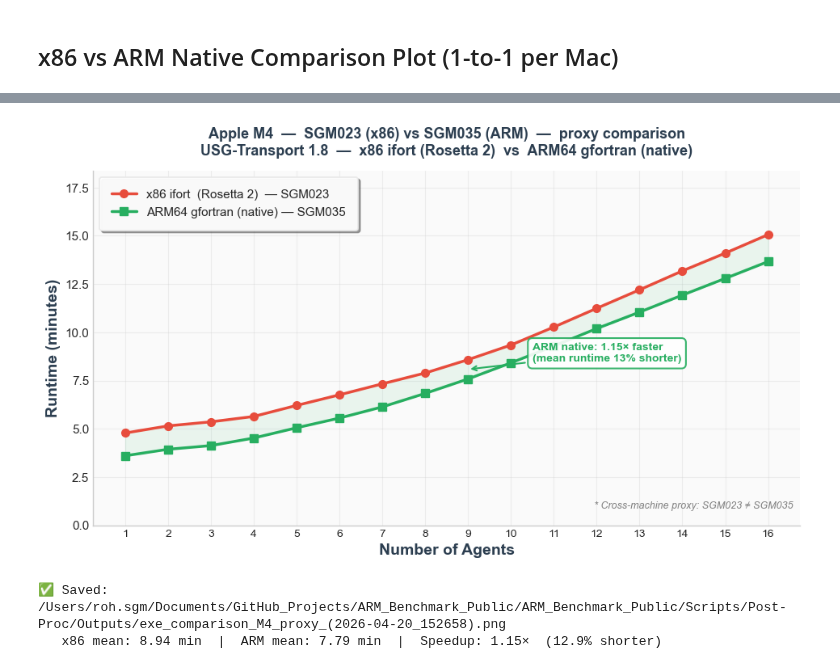
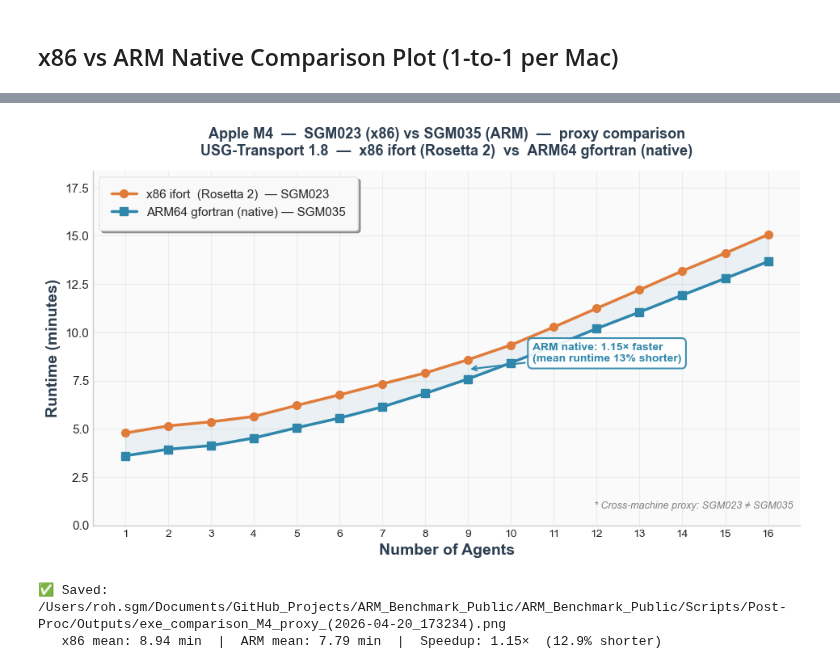
Before and after one commit to roh-sgm/ARM_Benchmark_Public, a Jupyter notebook: Scripts/Post-Proc/Runtime_Plots_1.ipynb, the cells around one changed output, grey strips where cells are left out. Saved outputs shown, nothing was run; the diff lists cells and outputs as text; code cells hidden in the pictures.

```diff
--- a/Scripts/Post-Proc/Runtime_Plots_1.ipynb
+++ b/Scripts/Post-Proc/Runtime_Plots_1.ipynb
@@ -1374,8 +1374,8 @@ x_pos  = np.arange(1, n + 1)
 cpu_label   = 'Apple M4'
 computer_label = 'SGM023 (x86) vs SGM035 (ARM)  —  proxy comparison'
 
-color_x86 = '#E74C3C'
-color_arm = '#27AE60'
+color_x86 = '#E07B39'
+color_arm = '#2E86AB'
 colors_text = '#2C3E50'
 
 plt.style.use('seaborn-v0_8-whitegrid')
@@ -1426,33 +1426,33 @@ ax.text(0.99, 0.04,
         transform=ax.transAxes, fontsize=9, style='italic',
         color='grey', ha='right', va='bottom')
 
 ax.set_xticks(x_pos)
 ax.set_xticklabels([f'{i}' for i in agents], fontsize=10)
 ax.set_xlabel('Number of Agents', fontsize=14, fontweight='bold', color=colors_text)
 ax.set_ylabel('Runtime (minutes)', fontsize=14, fontweight='bold', color=colors_text)
 ax.set_title(
     f'{cpu_label}  —  {computer_label}\n'
     f'USG-Transport 1.8  —  x86 ifort (Rosetta 2)  vs  ARM64 gfortran (native)',
     fontsize=13, fontweight='bold', color=colors_text, pad=14
 )
 ax.set_ylim(0, max(np.nanmax(rt_x86[:n]), np.nanmax(rt_arm[:n])) * 1.22)
 ax.grid(True, alpha=0.3, linestyle='-', linewidth=0.8)
 ax.set_axisbelow(True)
 
 legend = ax.legend(loc='upper left', frameon=True, fancybox=True,
                    shadow=True, framealpha=0.95, facecolor='white',
                    edgecolor='#E8E8E8', borderpad=1)
 legend.get_frame().set_linewidth(1.2)
 
 fig.tight_layout(pad=2.0)
 out_path = os.path.join(output_folder, f'exe_comparison_M4_proxy_({current_time}).png')
 fig.savefig(out_path, dpi=300, bbox_inches='tight', facecolor='white', edgecolor='none')
 plt.show()
 print(f'✅ Saved: {out_path}')
 print(f'   x86 mean: {mean_x86:.2f} min  |  ARM mean: {mean_arm:.2f} min  '
       f'|  Speedup: {speedup_ratio:.2f}×  ({runtime_reduction:.1f}% shorter)')
 plt.close(fig)
 # %% [output]
-[figure, old version]
+[figure, new version]
-✅ Saved: /Users/roh.sgm/Documents/GitHub_Projects/ARM_Benchmark_Public/ARM_Benchmark_Public/Scripts/Post-Proc/Outputs/exe_comparison_M4_proxy_(2026-04-20_152658).png
+✅ Saved: /Users/roh.sgm/Documents/GitHub_Projects/ARM_Benchmark_Public/ARM_Benchmark_Public/Scripts/Post-Proc/Outputs/exe_comparison_M4_proxy_(2026-04-20_173234).png
    x86 mean: 8.94 min  |  ARM mean: 7.79 min  |  Speedup: 1.15×  (12.9% shorter)
```
Also changed, not shown: parts of 3 cells of this notebook, 1 other file.
